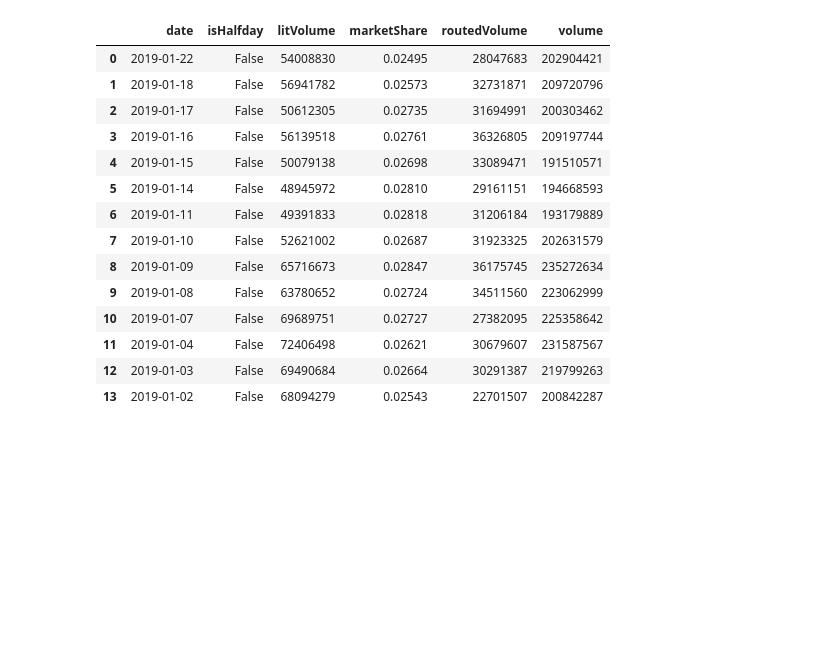
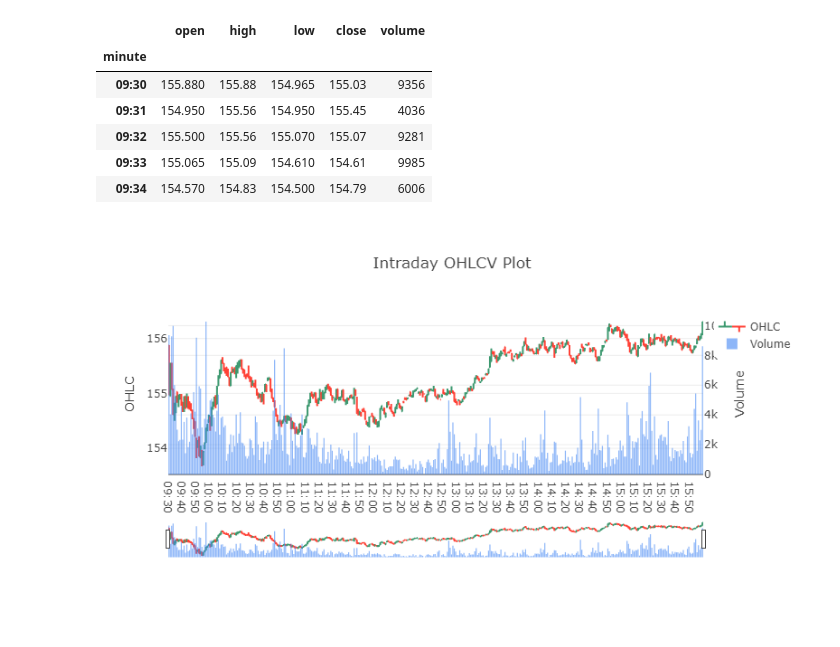
Before and after one commit to bormanjo/markets-monitor, a Jupyter notebook: Untitled.ipynb, the cells around one changed output. Drawn from its saved outputs; the diff is of its cells as text; code cells hidden in the pictures; blank space fills up the shorter version.

Commit message:
Working interactive tables and plots

```diff
--- a/Untitled.ipynb
+++ b/Untitled.ipynb
@@ -1,5 +1,8 @@
 # %%
 import dataloader as dl
+from datetime import datetime
+
+today = datetime(2019, 1, 28)
 # %%
 # Test the dataloader
 dl.markets.crypto.get_symbols()
@@ -24,18 +27,11 @@ dl.markets.crypto.get_symbols()
-# %%
-dl.markets.
-# %% [output]
-|  | date | isHalfday | litVolume | marketShare | routedVolume | volume |
-| 0 | 2019-01-22 | False | 54008830 | 0.02495 | 28047683 | 202904421 |
-| 1 | 2019-01-18 | False | 56941782 | 0.02573 | 32731871 | 209720796 |
-| 2 | 2019-01-17 | False | 50612305 | 0.02735 | 31694991 | 200303462 |
-| 3 | 2019-01-16 | False | 56139518 | 0.02761 | 36326805 | 209197744 |
-| 4 | 2019-01-15 | False | 50079138 | 0.02698 | 33089471 | 191510571 |
-| 5 | 2019-01-14 | False | 48945972 | 0.02810 | 29161151 | 194668593 |
-| 6 | 2019-01-11 | False | 49391833 | 0.02818 | 31206184 | 193179889 |
-| 7 | 2019-01-10 | False | 52621002 | 0.02687 | 31923325 | 202631579 |
-| 8 | 2019-01-09 | False | 65716673 | 0.02847 | 36175745 | 235272634 |
-| 9 | 2019-01-08 | False | 63780652 | 0.02724 | 34511560 | 223062999 |
-| 10 | 2019-01-07 | False | 69689751 | 0.02727 | 27382095 | 225358642 |
-| 11 | 2019-01-04 | False | 72406498 | 0.02621 | 30679607 | 231587567 |
-| 12 | 2019-01-03 | False | 69490684 | 0.02664 | 30291387 | 219799263 |
-| 13 | 2019-01-02 | False | 68094279 | 0.02543 | 22701507 | 200842287 |
+# %%
+df = dl.markets.stocks.get_intraday(ticker="AAPL", start=today)
+df.head()
+# %% [output]
+|  | open | high | low | close | volume |
+| minute |  |  |  |  |  |
+| 09:30 | 155.880 | 155.88 | 154.965 | 155.03 | 9356 |
+| 09:31 | 154.950 | 155.56 | 154.950 | 155.45 | 4036 |
+| 09:32 | 155.500 | 155.56 | 155.070 | 155.07 | 9281 |
+| 09:33 | 155.065 | 155.09 | 154.610 | 154.61 | 9985 |
+| 09:34 | 154.570 | 154.83 | 154.500 | 154.79 | 6006 |
@@ -41,0 +48,4 @@ dl.markets.
+# %%
+iplot(fig, filename="simple_ohlc")
+# %% [output]
+[figure, added]
```
Also changed, not shown: parts of 4 cells of this notebook, 16 other files.
